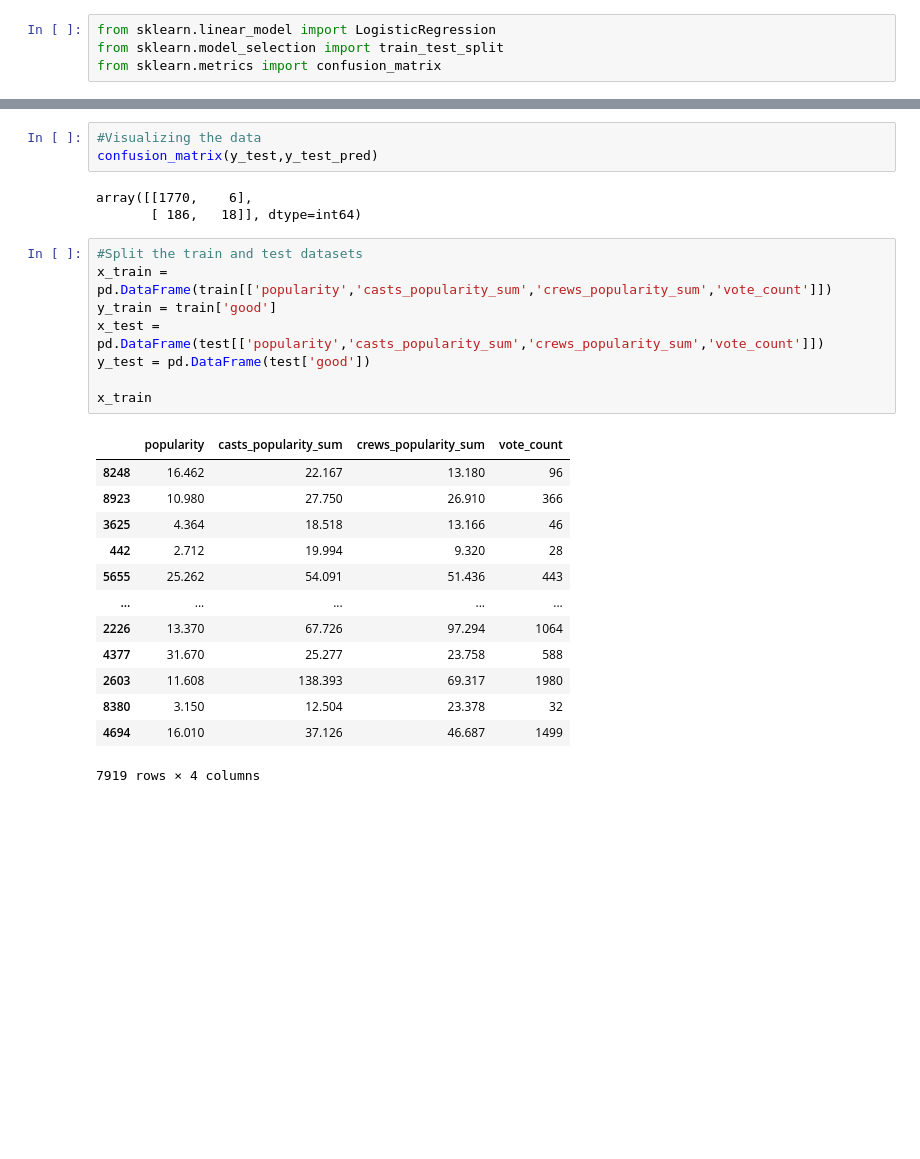
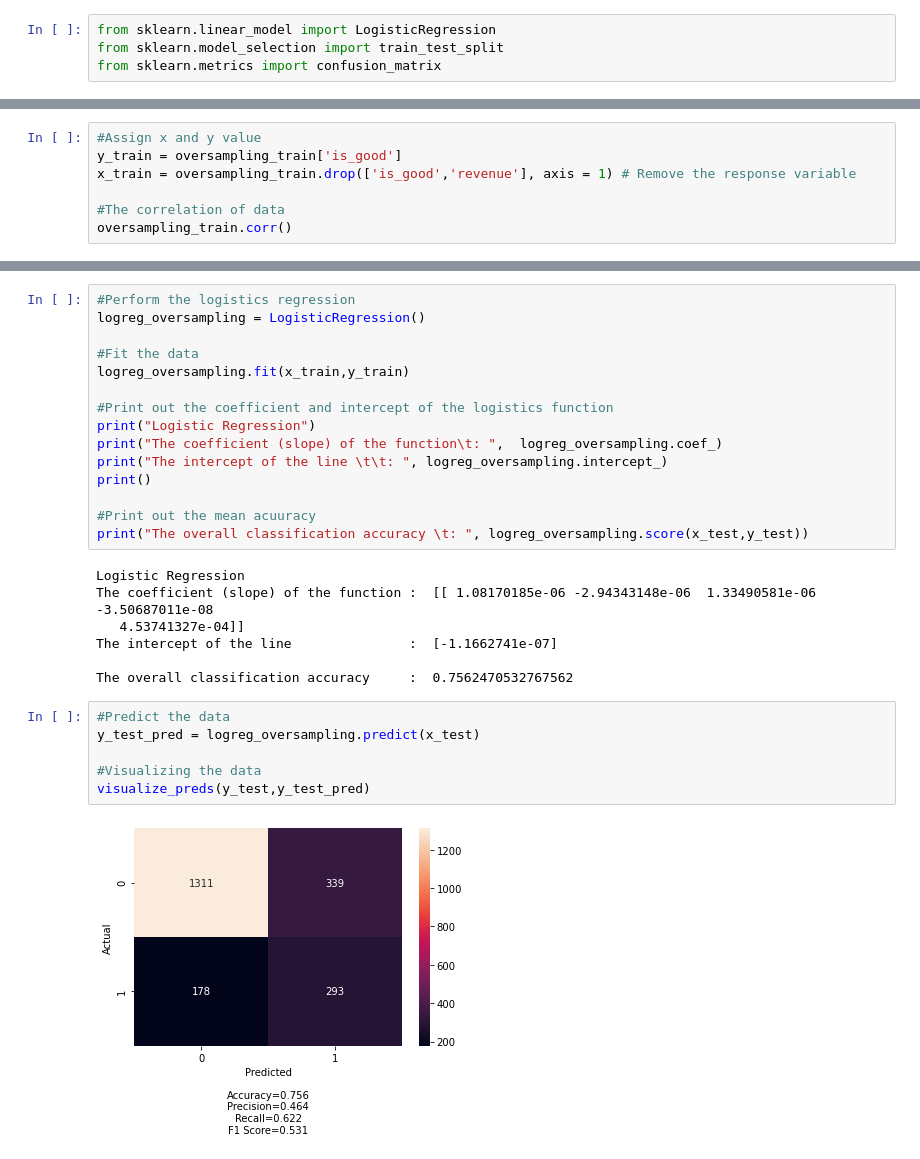
Before and after one commit to nicklimmm/movie-analysis, a Jupyter notebook: Logistics_Regression.ipynb, the cells around one changed output, grey strips where cells are left out. Drawn from its saved outputs; the diff is of its cells as text; blank space fills up the shorter version.

```diff
--- a/Logistics_Regression.ipynb
+++ b/Logistics_Regression.ipynb
@@ -164,0 +171,7 @@ y_test_pred = logreg.predict(x_test)
+# %%
+#Assign x and y value
+y_train = oversampling_train['is_good']
+x_train = oversampling_train.drop(['is_good','revenue'], axis = 1) # Remove the response variable
+
+#The correlation of data
+oversampling_train.corr()
@@ -165,28 +187,30 @@ y_test_pred = logreg.predict(x_test)
+# %%
+#Perform the logistics regression
+logreg_oversampling = LogisticRegression()
+
+#Fit the data
+logreg_oversampling.fit(x_train,y_train)
+
+#Print out the coefficient and intercept of the logistics function
+print("Logistic Regression")
+print("The coefficient (slope) of the function\t: ",  logreg_oversampling.coef_)
+print("The intercept of the line \t\t: ", logreg_oversampling.intercept_)
+print()
+
+#Print out the mean acuuracy
+print("The overall classification accuracy \t: ", logreg_oversampling.score(x_test,y_test))
+# %% [output]
+Logistic Regression
+The coefficient (slope) of the function :  [[ 1.08170185e-06 -2.94343148e-06  1.33490581e-06 -3.50687011e-08
+   4.53741327e-04]]
+The intercept of the line               :  [-1.1662741e-07]
+
+The overall classification accuracy     :  0.7562470532767562
 # %%
+#Predict the data
+y_test_pred = logreg_oversampling.predict(x_test)
+
 #Visualizing the data
-confusion_matrix(y_test,y_test_pred)
+visualize_preds(y_test,y_test_pred)
 # %% [output]
-array([[1770,    6],
-       [ 186,   18]], dtype=int64)
+[figure, added]
-# %%
-#Split the train and test datasets
-x_train = pd.DataFrame(train[['popularity','casts_popularity_sum','crews_popularity_sum','vote_count']])
-y_train = train['good']
-x_test = pd.DataFrame(test[['popularity','casts_popularity_sum','crews_popularity_sum','vote_count']])
-y_test = pd.DataFrame(test['good'])
-
-x_train
-# %% [output]
-|  | popularity | casts_popularity_sum | crews_popularity_sum | vote_count |
-| 8248 | 16.462 | 22.167 | 13.180 | 96 |
-| 8923 | 10.980 | 27.750 | 26.910 | 366 |
-| 3625 | 4.364 | 18.518 | 13.166 | 46 |
-| 442 | 2.712 | 19.994 | 9.320 | 28 |
-| 5655 | 25.262 | 54.091 | 51.436 | 443 |
-| ... | ... | ... | ... | ... |
-| 2226 | 13.370 | 67.726 | 97.294 | 1064 |
-| 4377 | 31.670 | 25.277 | 23.758 | 588 |
-| 2603 | 11.608 | 138.393 | 69.317 | 1980 |
-| 8380 | 3.150 | 12.504 | 23.378 | 32 |
-| 4694 | 16.010 | 37.126 | 46.687 | 1499 |
-7919 rows × 4 columns
```
Also changed, not shown: parts of 33 cells of this notebook.
